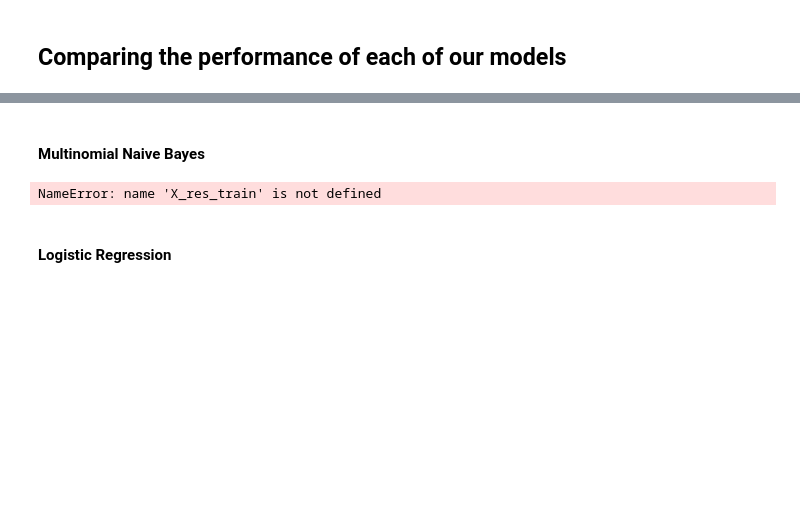
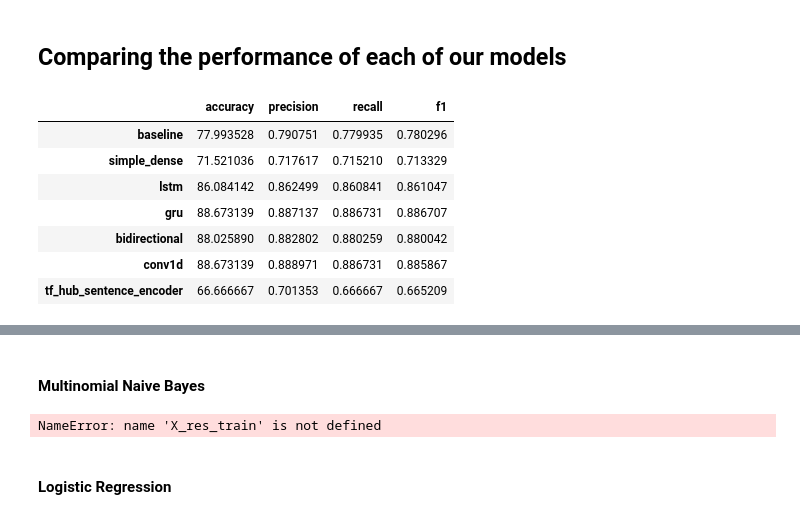
Before and after one commit to Nimausfi/ChatGPT_Reviews, a Jupyter notebook: ChatGPT_reviews.ipynb, the cells around one changed output, grey strips where cells are left out. Saved outputs shown, nothing was run; the diff lists cells and outputs as text; code cells hidden in the pictures; blank space fills up the shorter version.

```diff
--- a/ChatGPT_reviews.ipynb
+++ b/ChatGPT_reviews.ipynb
@@ -1510,11 +1494,12 @@ sentence_encoder_layer = hub.KerasLayer("https://tfhub.dev/google/universal-sent
 model_6 = tf.keras.Sequential([
   sentence_encoder_layer, # take in sentences and then encode them into an embedding
   layers.Dense(64, activation="relu"),
-  layers.Dense(1, activation="sigmoid")
+  layers.Dense(3, activation="sigmoid")
 ], name="model_6_USE")
 
 # Compile model
-model_6.compile(loss="binary_crossentropy",
+model_6.compile(#loss="binary_crossentropy",
+                loss="SparseCategoricalCrossentropy",
                 optimizer=tf.keras.optimizers.Adam(),
                 metrics=["accuracy"])
 
@@ -1597,2 +1612,22 @@ Baseline f1: 0.78, New f1: 0.36, Difference: -0.42
 # %% [markdown]
 ## Comparing the performance of each of our models
+# %%
+# Combine model results into a DataFrame
+all_model_results = pd.DataFrame({"baseline": baseline_results,
+                                  "simple_dense": model_1_results,
+                                  "lstm": model_2_results,
+                                  "gru": model_3_results,
+                                  "bidirectional": model_4_results,
+                                  "conv1d": model_5_results,
+                                  "tf_hub_sentence_encoder": model_6_results})
+all_model_results = all_model_results.transpose()
+all_model_results
+# %% [output]
+|  | accuracy | precision | recall | f1 |
+| baseline | 77.993528 | 0.790751 | 0.779935 | 0.780296 |
+| simple_dense | 71.521036 | 0.717617 | 0.715210 | 0.713329 |
+| lstm | 86.084142 | 0.862499 | 0.860841 | 0.861047 |
+| gru | 88.673139 | 0.887137 | 0.886731 | 0.886707 |
+| bidirectional | 88.025890 | 0.882802 | 0.880259 | 0.880042 |
+| conv1d | 88.673139 | 0.888971 | 0.886731 | 0.885867 |
+| tf_hub_sentence_encoder | 66.666667 | 0.701353 | 0.666667 | 0.665209 |
```
Also changed, not shown: parts of 49 cells of this notebook.
